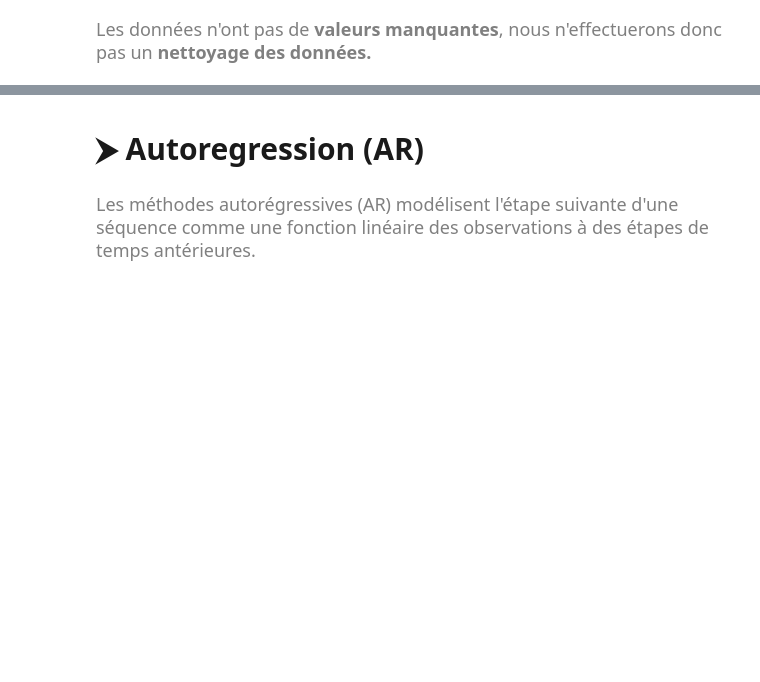
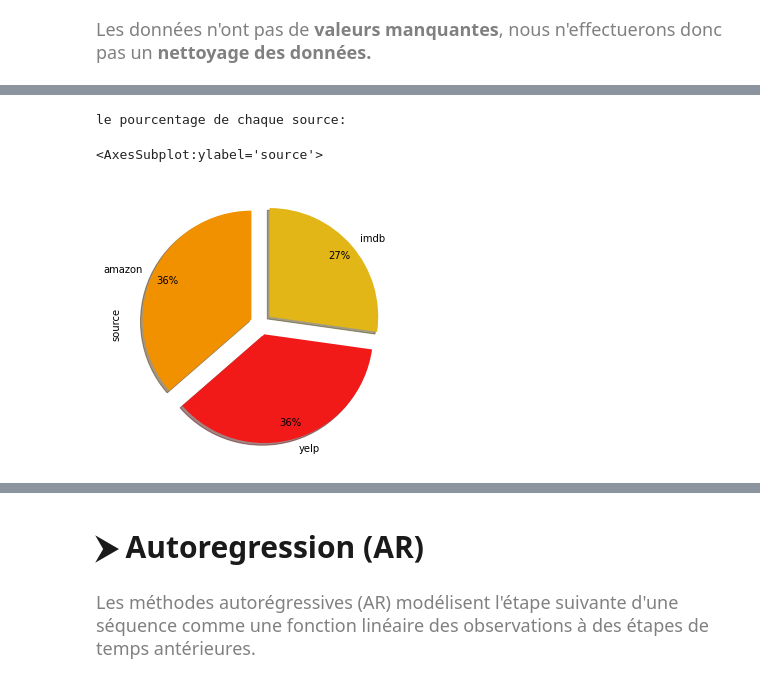
Before and after one commit to KOBeerose/Academic-Projects, a Jupyter notebook: Artificial Neural Networks/Sentiment Analysis.ipynb, the cells around one changed output, grey strips where cells are left out. Cells and saved outputs as stored; diff of their text form; code cells hidden in the pictures; blank space fills up the shorter version.

```diff
--- a/Artificial Neural Networks/Sentiment Analysis.ipynb
+++ b/Artificial Neural Networks/Sentiment Analysis.ipynb
@@ -316,0 +251,6 @@ alternative hypothesis: stationary
+# %%
+amazon_data['source']='amazon'
+imdb_data['source']='imdb'
+yelp_data['source']='yelp'
+
+data  = pd.concat(list(Datasets.values()))
@@ -316,0 +286,14 @@ alternative hypothesis: stationary
+# %%
+print("le pourcentage de chaque source:")
+data['source'].value_counts().plot(kind='pie',
+                                   autopct='%1.0f%%',
+                                   shadow=True,
+                                   startangle=90,
+                                   pctdistance=0.85,
+                                   explode = (0.1,0.1,0.1),
+                                   colors = ['#f19100','#f21919','#e2b616'],
+                                   figsize=(5, 5))
+# %% [output]
+le pourcentage de chaque source:
+<AxesSubplot:ylabel='source'>
+[figure, added]
```
Also changed, not shown: parts of 79 cells of this notebook, 5 other files.
